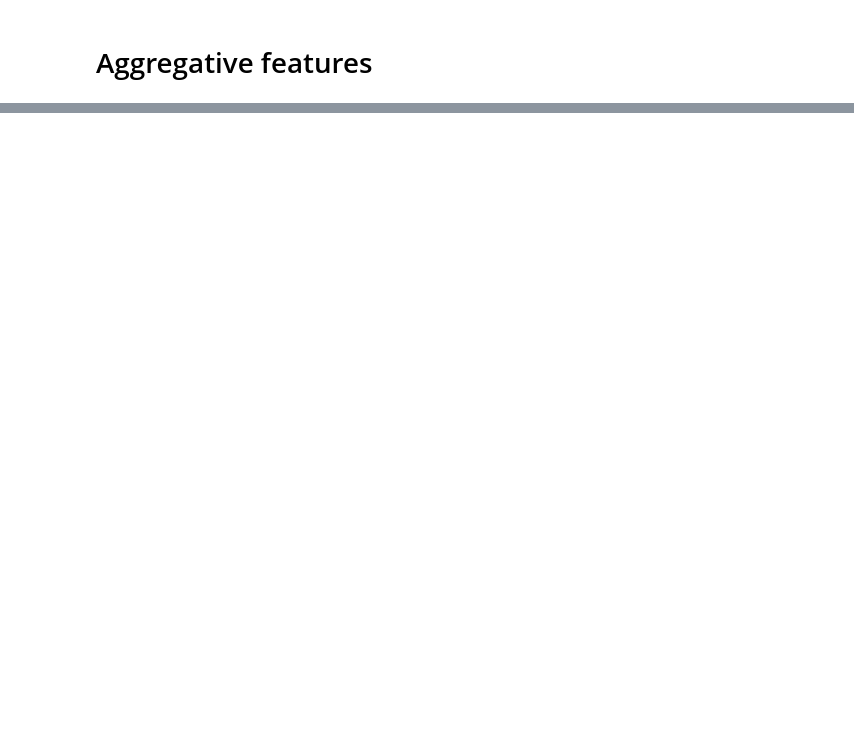
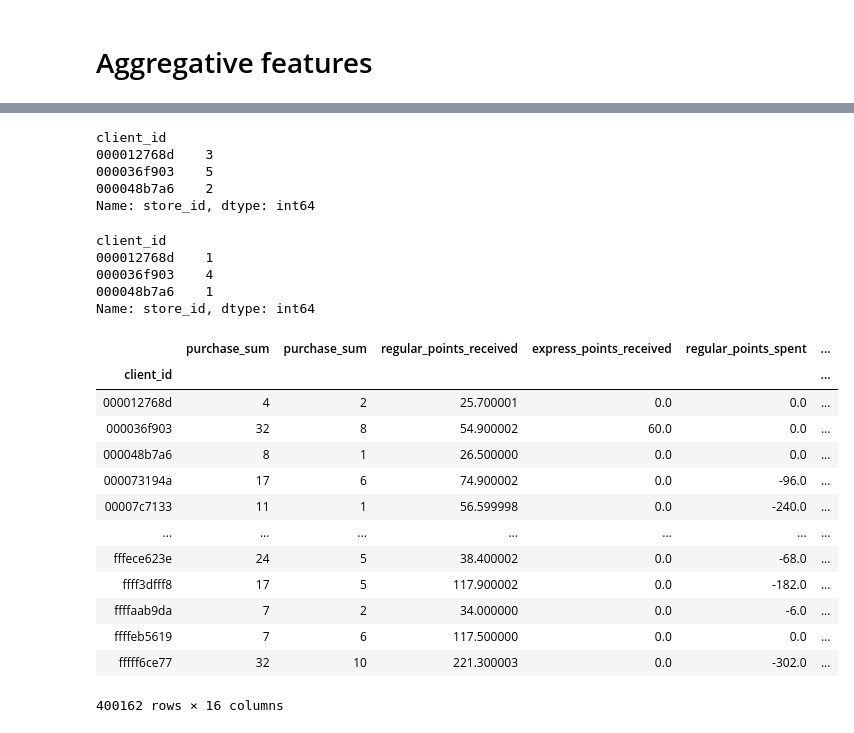
Before and after one commit to snv-ds/competitions, a Jupyter notebook: x5_retailhero/task1/EDA_files.ipynb, the cells around one changed output, grey strips where cells are left out. Cells and saved outputs as stored; diff of their text form; code cells hidden in the pictures; blank space fills up the shorter version.

```diff
--- a/x5_retailhero/task1/EDA_files.ipynb
+++ b/x5_retailhero/task1/EDA_files.ipynb
@@ -702,0 +541,9 @@ for feat in basic_columns:
+# %%
+inspected_columns = ['regular_points_received', 'express_points_received',
+                                 'regular_points_spent', 'express_points_spent',
+                                 'store_id', 'product_quantity', 'purchase_sum']
+
+all_time = purchases.df.groupby(['client_id', 'transaction_id'])[inspected_columns].last()
+last_month = purchases.df[purchases.df['transaction_datetime'] > '2019-02-18'].groupby\
+                (['client_id', 'transaction_id'])[inspected_columns].last()
+last_month.head(8)
@@ -702,0 +567,5 @@ for feat in basic_columns:
+# %%
+total_sum = all_time.groupby('client_id').sum()
+total_sum_last = last_month.groupby('client_id').sum()
+total_sum.head(3)
+# total_sum_last.head(3)
@@ -702,0 +578,5 @@ for feat in basic_columns:
+# %%
+total_count = all_time.groupby('client_id')['purchase_sum'].count()
+total_count_last = last_month.groupby('client_id')['purchase_sum'].count()
+print(total_count.head(3))
+print(total_count_last.head(3))
@@ -702,0 +594,36 @@ for feat in basic_columns:
+# %%
+nunique_stores = all_time.groupby('client_id')['store_id'].nunique()
+nunique_stores_last = last_month.groupby('client_id')['store_id'].nunique()
+nunique_stores.head(3)
+# %% [output]
+client_id
+000012768d    3
+000036f903    5
+000048b7a6    2
+Name: store_id, dtype: int64
+# %%
+nunique_stores_last.head(3)
+# %% [output]
+client_id
+000012768d    1
+000036f903    4
+000048b7a6    1
+Name: store_id, dtype: int64
+# %%
+aggr = pd.concat([total_count, total_count_last, total_sum, nunique_stores, total_sum_last, nunique_stores_last], axis=1).set_index(clients.df.index)
+aggr
+# %% [output]
+|  | purchase_sum | purchase_sum | regular_points_received | express_points_received | regular_points_spent | ... |
+| client_id |  |  |  |  |  | ... |
+| 000012768d | 4 | 2 | 25.700001 | 0.0 | 0.0 | ... |
+| 000036f903 | 32 | 8 | 54.900002 | 60.0 | 0.0 | ... |
+| 000048b7a6 | 8 | 1 | 26.500000 | 0.0 | 0.0 | ... |
+| 000073194a | 17 | 6 | 74.900002 | 0.0 | -96.0 | ... |
+| 00007c7133 | 11 | 1 | 56.599998 | 0.0 | -240.0 | ... |
+| ... | ... | ... | ... | ... | ... | ... |
+| fffece623e | 24 | 5 | 38.400002 | 0.0 | -68.0 | ... |
+| ffff3dfff8 | 17 | 5 | 117.900002 | 0.0 | -182.0 | ... |
+| ffffaab9da | 7 | 2 | 34.000000 | 0.0 | -6.0 | ... |
+| ffffeb5619 | 7 | 6 | 117.500000 | 0.0 | 0.0 | ... |
+| fffff6ce77 | 32 | 10 | 221.300003 | 0.0 | -302.0 | ... |
+400162 rows × 16 columns
```
Also changed, not shown: parts of 50 cells of this notebook, 1 other file.
